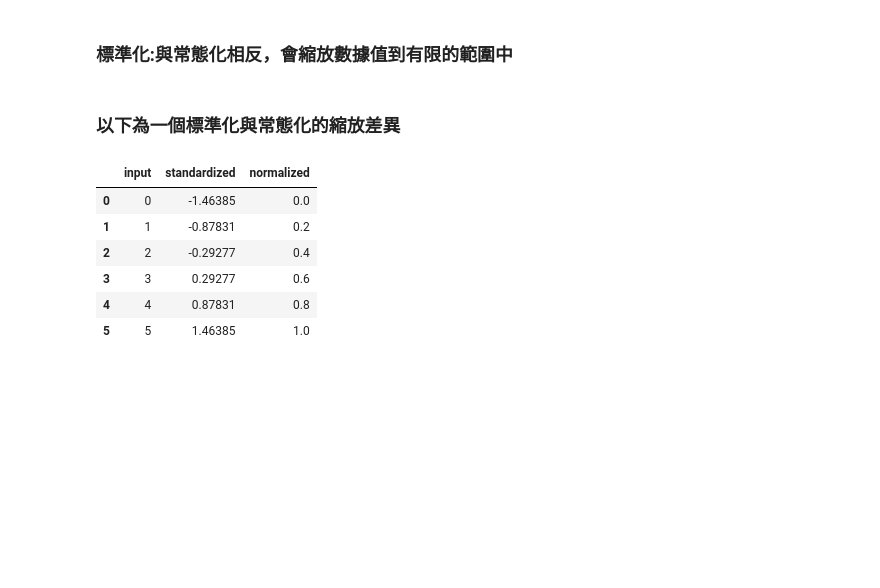
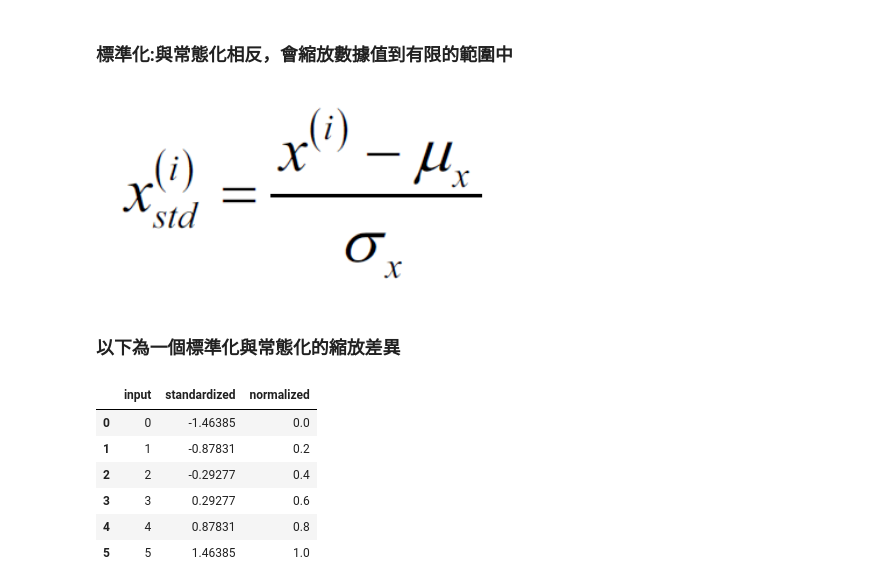
Before and after one commit to chunfang0503/course, a Jupyter notebook: Chapter 4 - Building Good Training Sets – Data Pre-Processing.ipynb, the cells around one changed output. Cells and saved outputs as stored; diff of their text form; code cells hidden in the pictures; blank space fills up the shorter version.

```diff
--- a/Chapter 4 - Building Good Training Sets – Data Pre-Processing.ipynb
+++ b/Chapter 4 - Building Good Training Sets – Data Pre-Processing.ipynb
@@ -324,6 +332,10 @@ X_train_norm = mms.fit_transform(X_train)
 X_test_norm = mms.transform(X_test)
 # %% [markdown]
 ### 標準化:與常態化相反，會縮放數據值到有限的範圍中
+# %%
+Image(filename='./images/04_19.png', width=400)
+# %% [output]
+[figure, added]
 # %%
 from sklearn.preprocessing import StandardScaler
 
```
Also changed, not shown: parts of 15 cells of this notebook.
